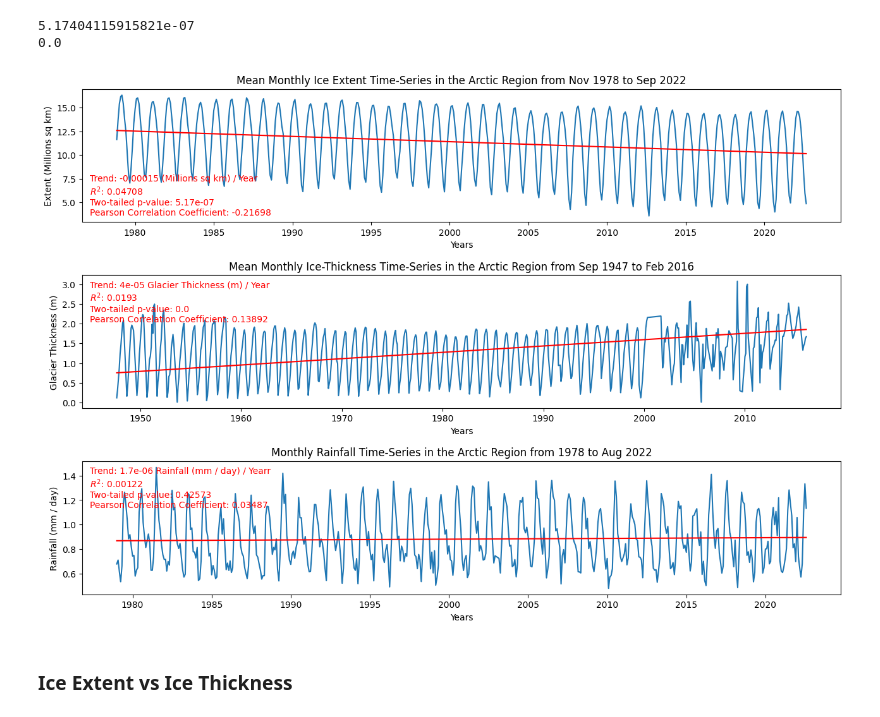
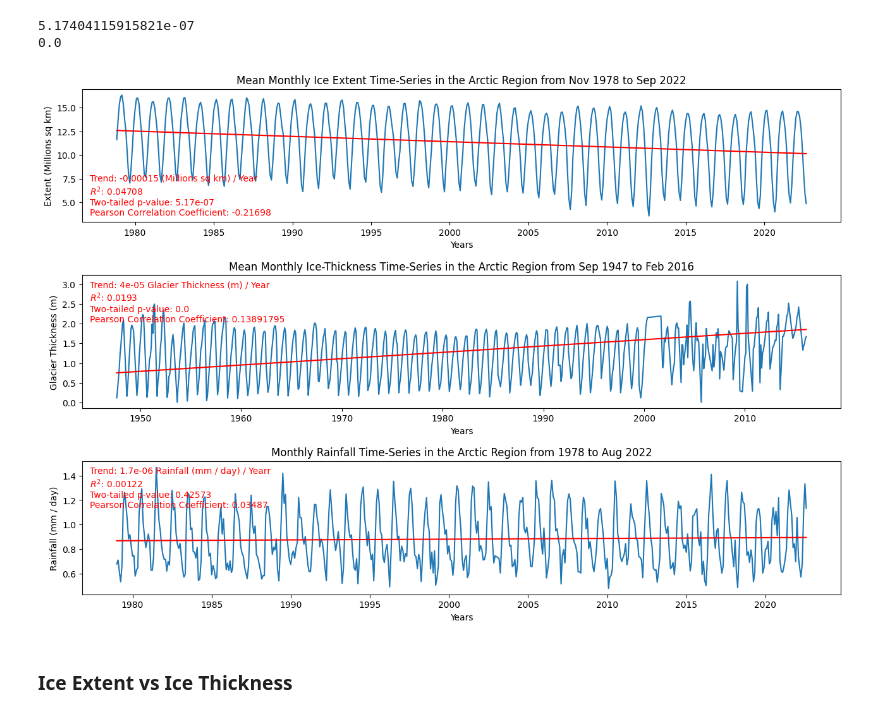
Before and after one commit to gardeneda/Arctic-Ice-vs-Precipitation, a Jupyter notebook: data_management.ipynb, the cells around one changed output. Saved outputs shown, nothing was run; the diff lists cells and outputs as text; code cells hidden in the pictures.

```diff
--- a/data_management.ipynb
+++ b/data_management.ipynb
@@ -769,36 +769,36 @@ ax7.annotate(f"Trend: {round(trend_extent, 5)} (Millions sq km) / Year \n" +
 ax8.plot(avg_thkns_mean_monthly.index.values, avg_thkns_mean_monthly)
 ax8.plot(date_thkns, prediction_thkns, color='r')
 ax8.set_xlabel("Years")
 ax8.set_ylabel("Glacier Thickness (m)")
 ax8.set_title("Mean Monthly Ice-Thickness Time-Series in the Arctic Region from Sep 1947 to Feb 2016")
 ax8.annotate(f"Trend: {round(trend_thkns, 5)} Glacier Thickness (m) / Year \n" +
              f"$R^2$: {round(rsquared_thkns, 5)} \n" +
-             f"Two-tailed p-value: {round(two_pvalue_thkns, 5)} \n" +
-             f"Pearson Correlation Coefficient: {round(pearson_coefficient_thkns, 5)}"
+             f"Two-tailed p-value: {round(two_pvalue_thkns, 8)} \n" +
+             f"Pearson Correlation Coefficient: {round(pearson_coefficient_thkns, 8)}"
              , xy=(0.01, 0.65), xycoords='axes fraction', color='r')
 
 # Plotting the Precipitation Subplot
 ax9.plot(date_precip, precip_data)
 ax9.plot(date_precip, prediction_precip, color='r')
 ax9.set_xlabel("Years")
 ax9.set_ylabel("Rainfall (mm / day)")
 ax9.set_title("Monthly Rainfall Time-Series in the Arctic Region from 1978 to Aug 2022")
 ax9.annotate(f"Trend: {round(trend_precip, 7)} Rainfall (mm / day) / Yearr \n" +
              f"$R^2$: {round(rsquared_precip, 5)} \n" +
              f"Two-tailed p-value: {round(two_pvalue_precip, 5)} \n" +
              f"Pearson Correlation Coefficient: {round(pearson_coefficient_precip, 5)}"
              , xy=(0.01, 0.65), xycoords='axes fraction', color='r')
 
 # Reference to: https://www.geeksforgeeks.org/how-to-set-the-spacing-between-subplots-in-matplotlib-in-python/
 # Adjusting the plots so the xlabel doesn't overlap with the titles
 plt.subplots_adjust(left=0.1,
                 bottom=0.1,
                 right=0.9,
                 top=0.9,
                 wspace=0.2,
                 hspace=0.4)
 # %% [output]
-[figure, old version]
+[figure, new version]
 # %% [markdown]
 <h3>Ice Extent vs Ice Thickness</h3>
 # %%
```
Also changed, not shown: parts of 2 cells of this notebook.
